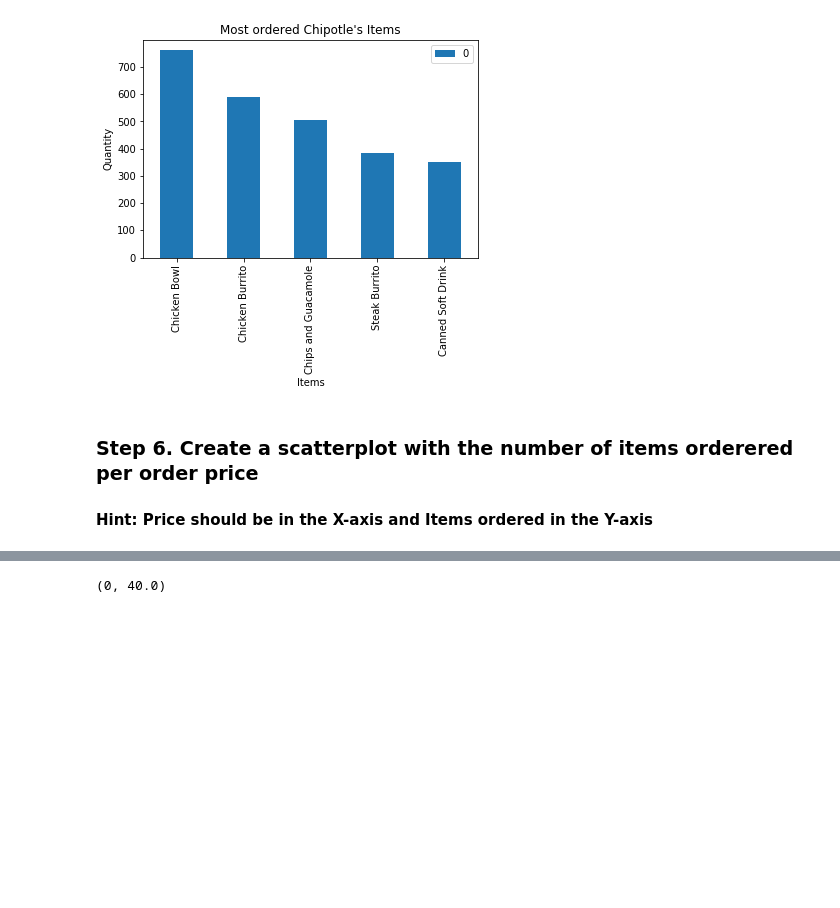
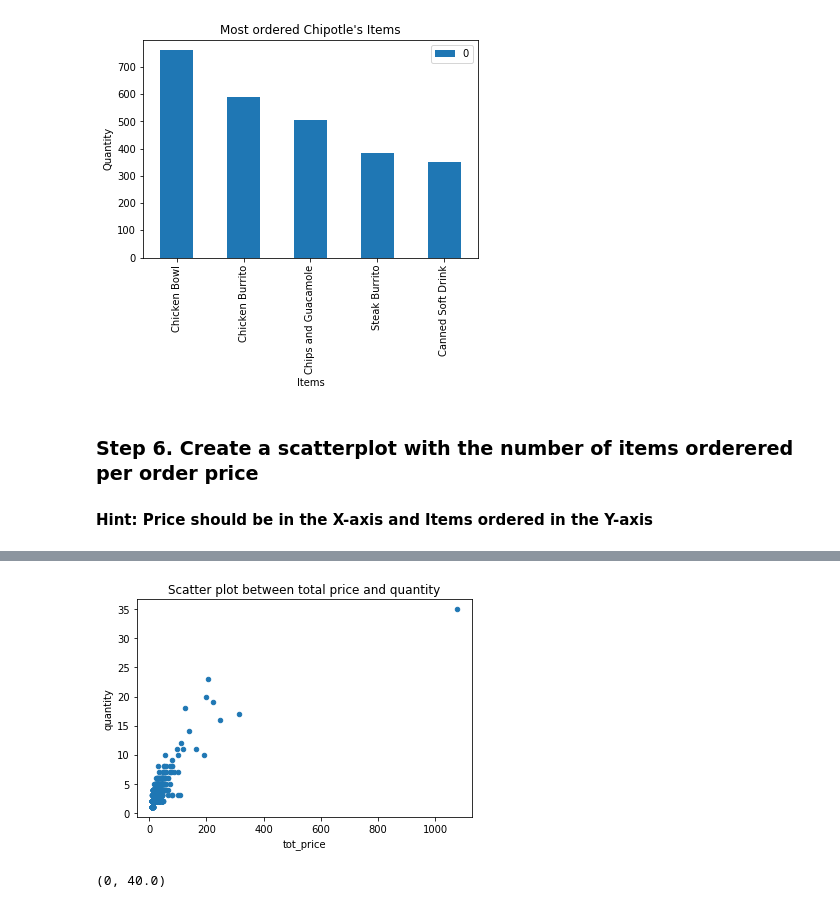
Before and after one commit to MVillasuso/DS_MVL, a Jupyter notebook: PROYECTOS/Entregas_Ejercicios_MVL/pandas/07_Chipotle_Solutions_MVL.ipynb, the cells around one changed output, grey strips where cells are left out. Saved outputs shown, nothing was run; the diff lists cells and outputs as text; code cells hidden in the pictures; blank space fills up the shorter version.

```diff
--- a/PROYECTOS/Entregas_Ejercicios_MVL/pandas/07_Chipotle_Solutions_MVL.ipynb
+++ b/PROYECTOS/Entregas_Ejercicios_MVL/pandas/07_Chipotle_Solutions_MVL.ipynb
@@ -224,3 +314,8 @@ Quantities: [761 591 506 386 351]
+# %%
+dfx.plot.scatter(x="tot_price", y="quantity", title= "Scatter plot between total price and quantity");
+plt.show(block=True)
+# %% [output]
+[figure, added]
 # %%
 # %% [output]
 (0, 40.0)
```
Also changed, not shown: parts of 14 cells of this notebook, 6 other files.
